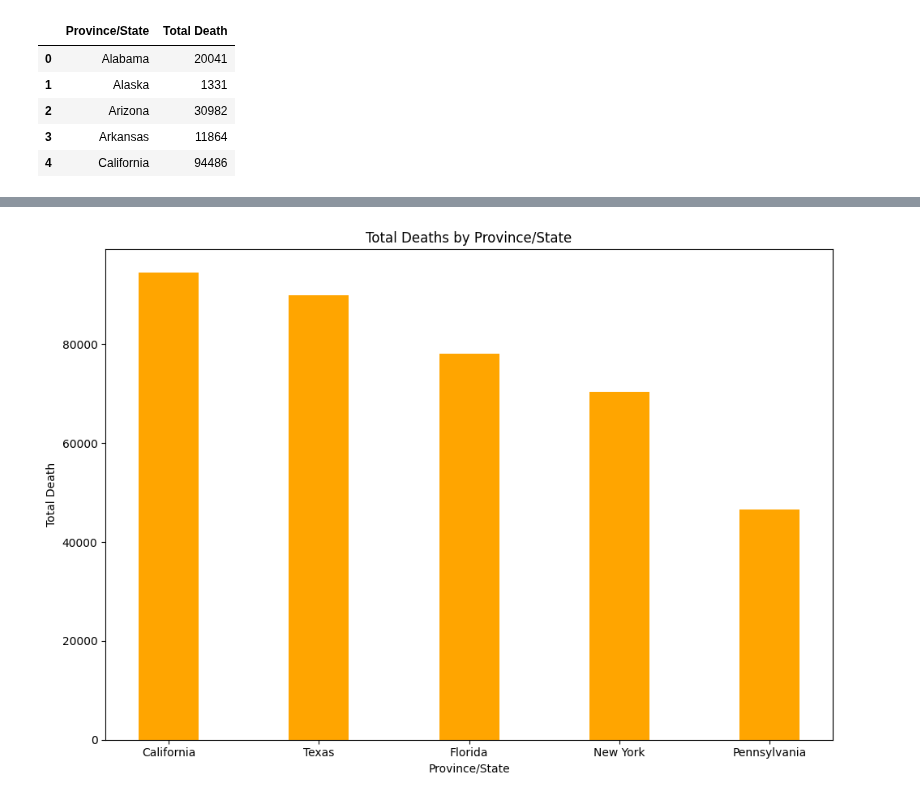
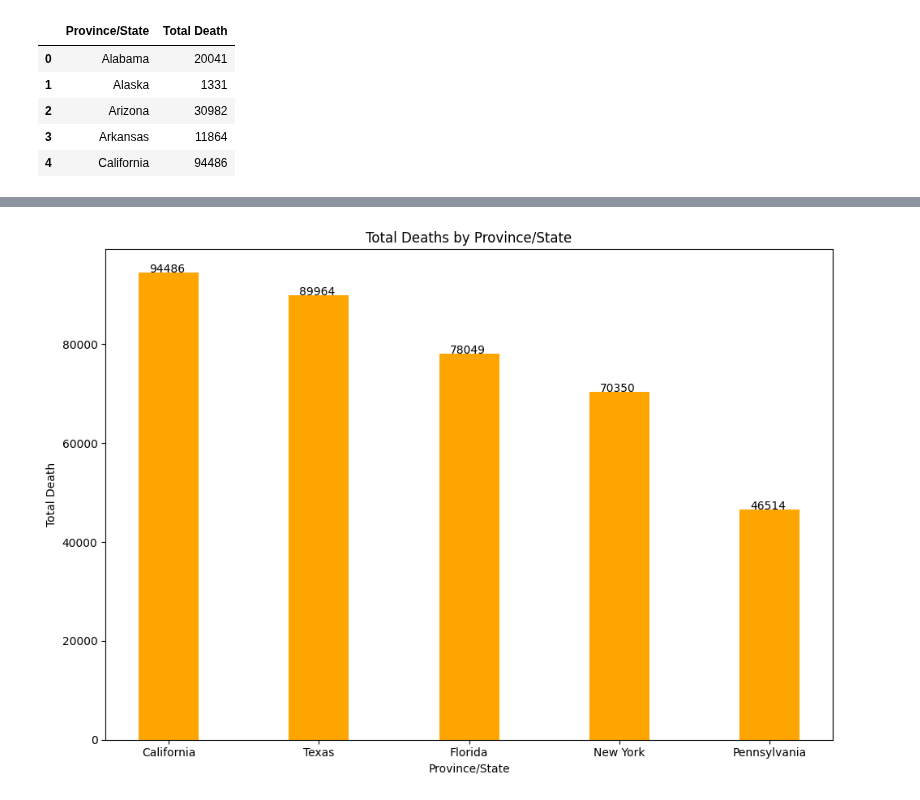
Before and after one commit to AppleBoiy/cs203-c19-analysis, a Jupyter notebook: sample/PTCTEST1.ipynb, the cells around one changed output, grey strips where cells are left out. Drawn from its saved outputs; the diff is of its cells as text; code cells hidden in the pictures.

```diff
--- a/sample/PTCTEST1.ipynb
+++ b/sample/PTCTEST1.ipynb
@@ -55,12 +66,16 @@ state_df
 # %%
 state_df = state_df[:5]
 plt.figure(figsize=(10, 7))
 plt.bar(state_df['Province/State'], state_df['Total Death'], width = 0.4, color='orange')
 plt.xlabel('Province/State')
 plt.ylabel('Total Death')
 plt.title('Total Deaths by Province/State')
 plt.xticks(rotation=0)
+for bar in plt.bar(state_df['Province/State'], state_df['Total Death'], width = 0.4, color='orange'):
+    plt.annotate(bar.get_height(),
+                 xy=(bar.get_x()+0.07, bar.get_height()+10),
+                     fontsize=10)
 plt.tight_layout()
 plt.show()
 # %% [output]
-[figure, old version]
+[figure, new version]
```
Also changed, not shown: parts of 1 cell of this notebook.
